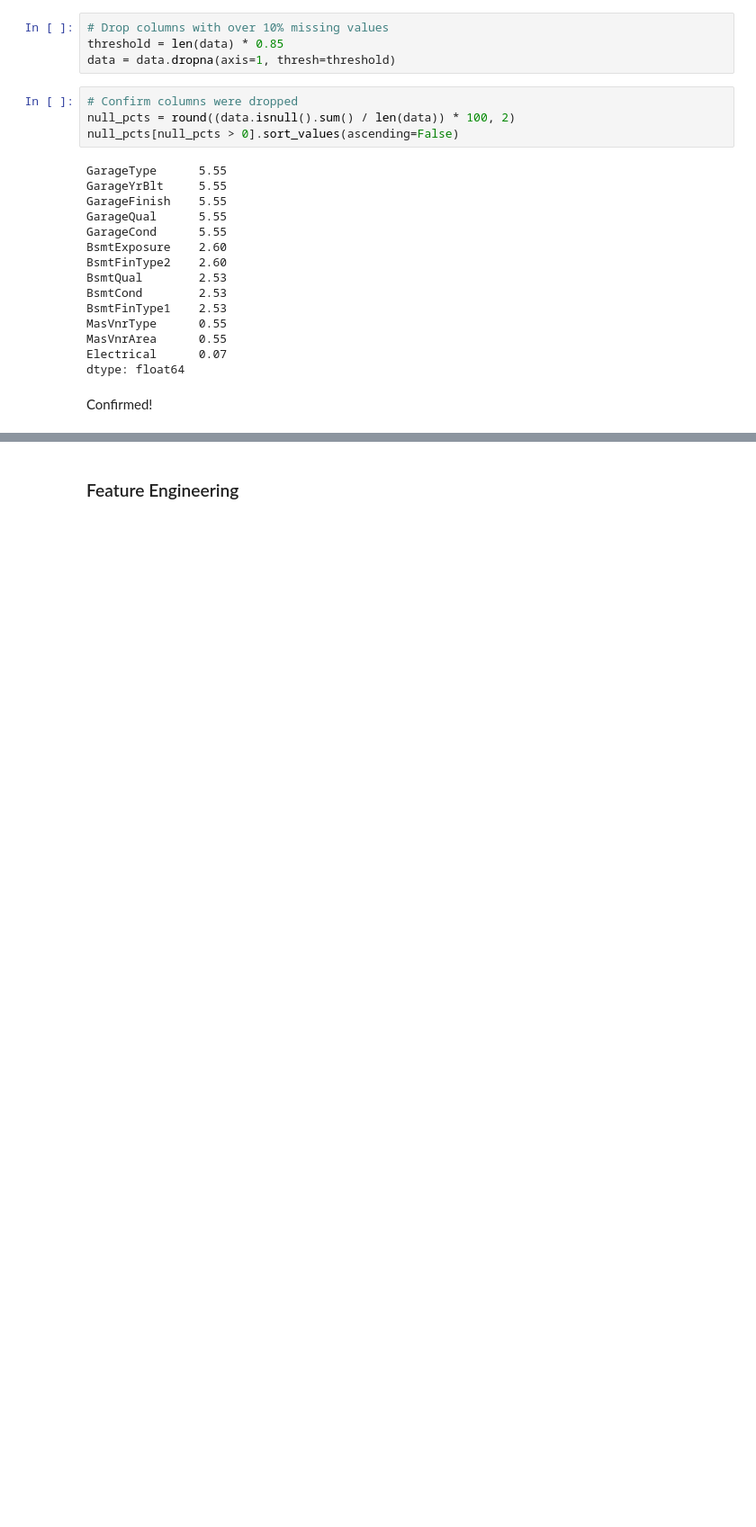
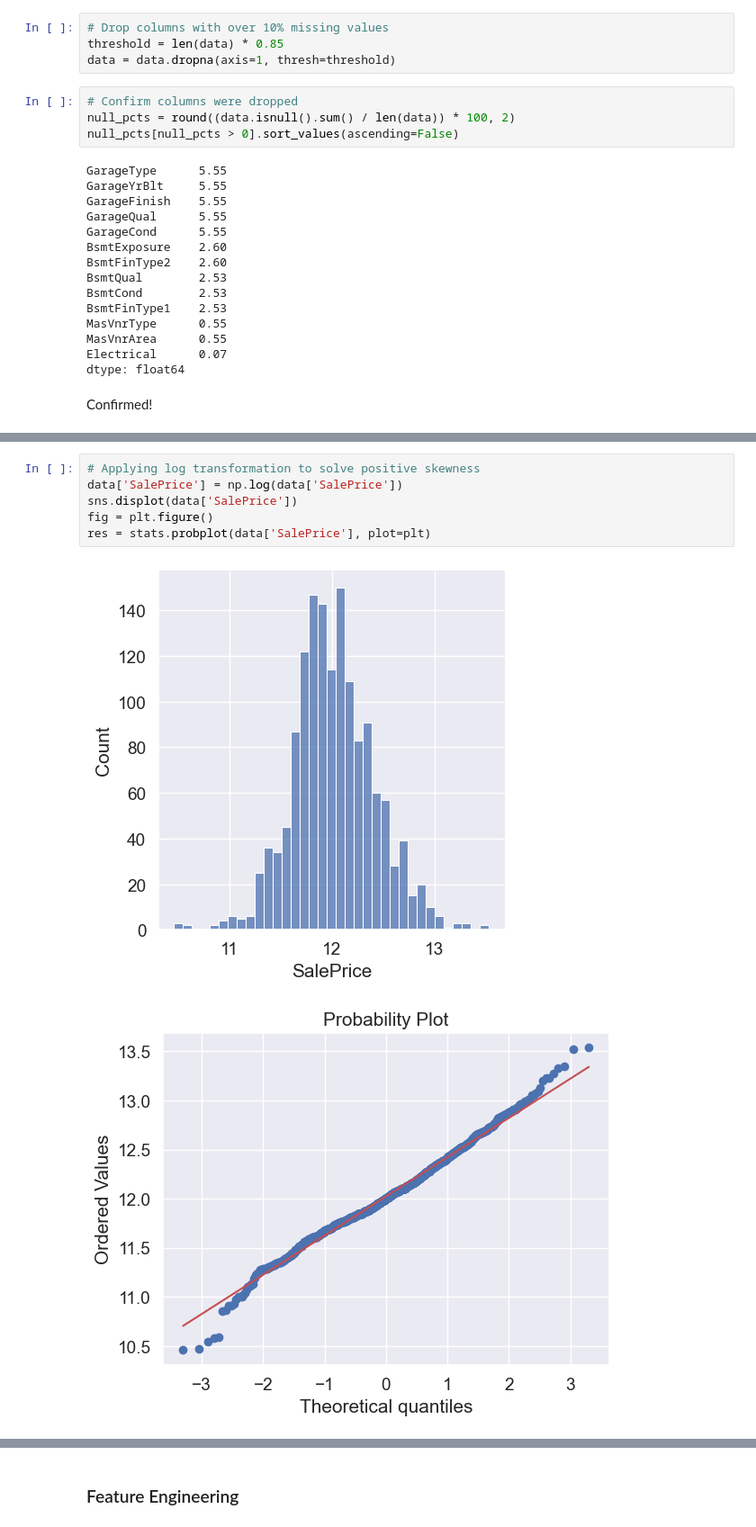
Before and after one commit to mdisant/House-Prices, a Jupyter notebook: notebook.ipynb, the cells around one changed output, grey strips where cells are left out. Shown at 90% size. Drawn from its saved outputs; the diff is of its cells as text; blank space fills up the shorter version.

```diff
--- a/notebook.ipynb
+++ b/notebook.ipynb
@@ -234,0 +298,9 @@ Confirmed!
+# %%
+# Applying log transformation to solve positive skewness
+data['SalePrice'] = np.log(data['SalePrice'])
+sns.displot(data['SalePrice'])
+fig = plt.figure()
+res = stats.probplot(data['SalePrice'], plot=plt)
+# %% [output]
+[figure, added]
+[figure, added]
```
Also changed, not shown: parts of 23 cells of this notebook, 1 other file.
